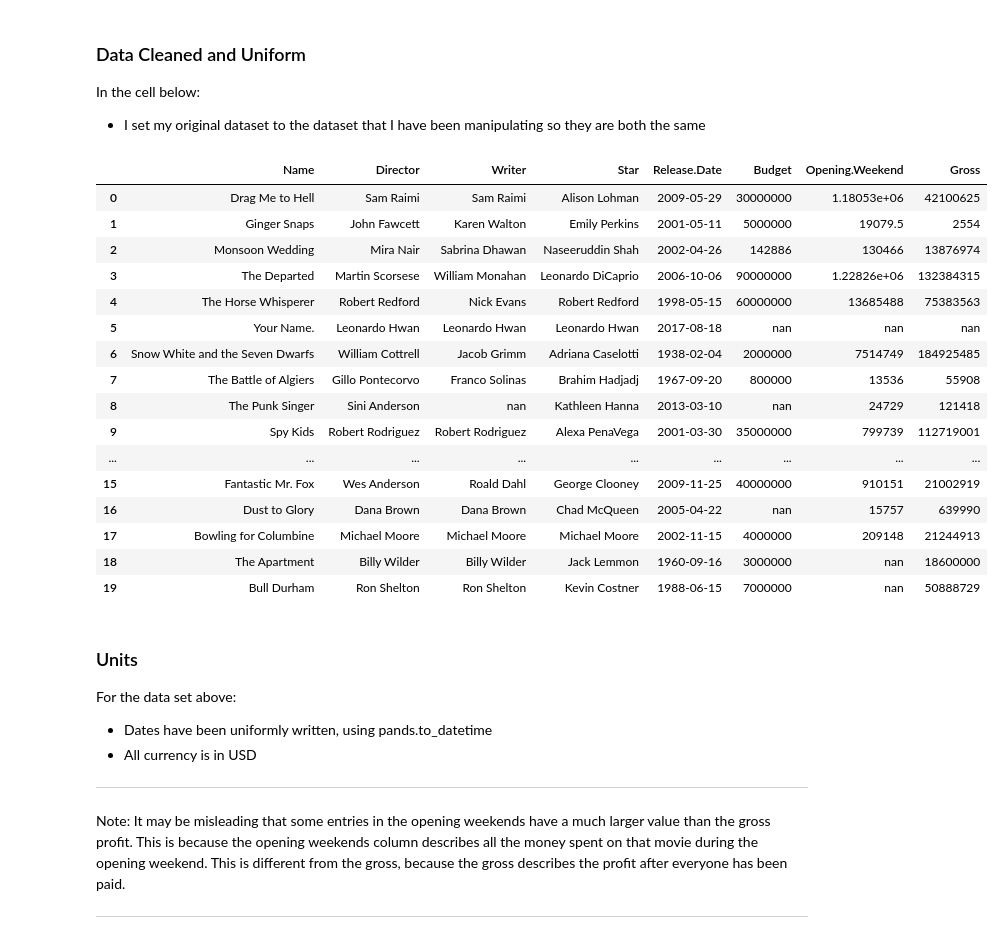
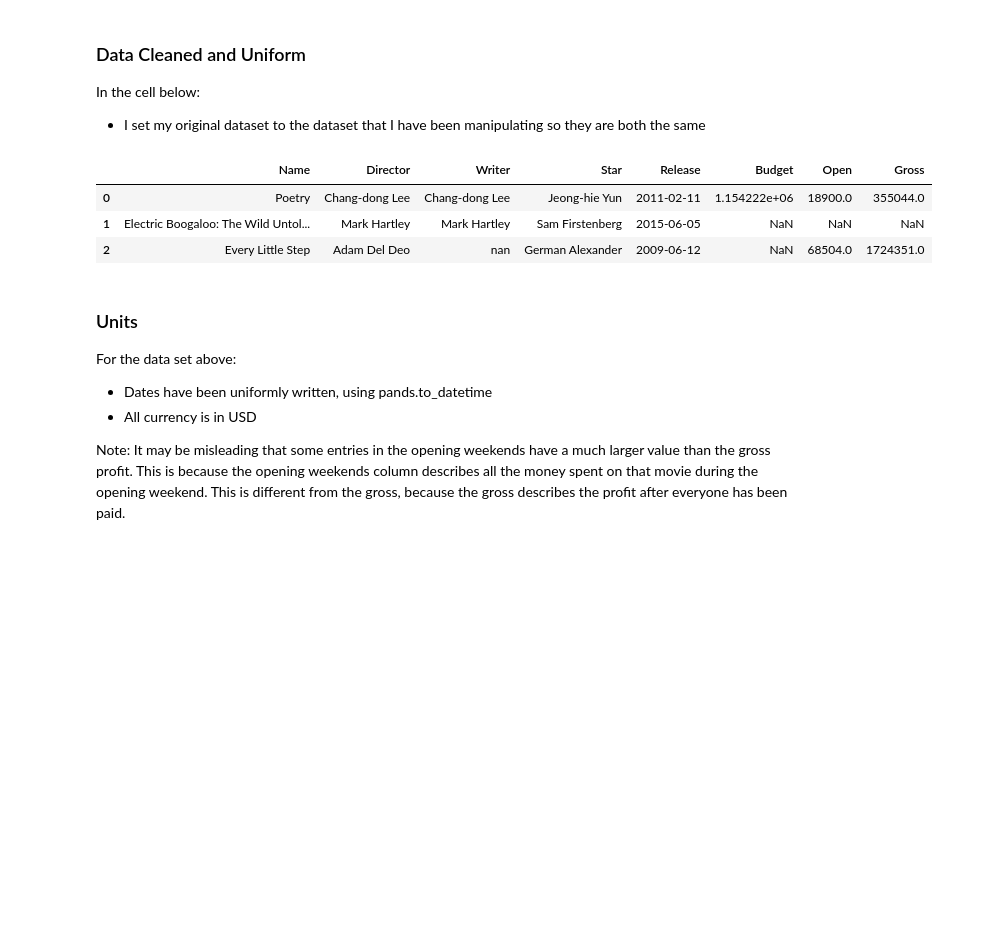
Before and after one commit to brookemosby/Movies, a Jupyter notebook: Jarvis_Project.ipynb, the cells around one changed output. Saved outputs shown, nothing was run; the diff lists cells and outputs as text; code cells hidden in the pictures; blank space fills up the shorter version.

```diff
--- a/Jarvis_Project.ipynb
+++ b/Jarvis_Project.ipynb
@@ -80,31 +69,25 @@ all_movies = list(set( all_movies ))
 #create an error, so this is a quick fix.
 oops=all_movies.index("The Good, the Bad, the Weird (Joheun-nom, Nabbeun-nom, Isanghan-nom)")
 all_movies[oops] = "The Good, the Bad, the Weird"
-
 n = len(all_movies)
 data = [[movie] for movie in all_movies]
 base_url = "http://www.imdb.com/"
 browser = webdriver.Chrome()
 browser.get(base_url)
-columns = ["Name","Director","Writer","Star","Release.Date","Budget","Opening.Weekend","Gross"]
-
 for i in range(len(data)):
     # Get the search bar, type in some text, and press Enter.
     search_bar = browser.find_element_by_id("navbar-query")
     search_bar.clear() # Clear any pre-set text.
     search_bar.send_keys(data[i][0])
     search_bar.send_keys(Keys.RETURN) # Press Enter.
-    time.sleep(np.random.rand())
     soup = BeautifulSoup(browser.page_source,"html.parser")
     table = soup.find( name = "table" )
     link = table.find_all(name="td")[1]#choose first search result
     url = base_url+link.find(name="a")["href"]
-    time.sleep(np.random.rand())
     browser.get(url)#get page for first movie result
     soup = BeautifulSoup(browser.page_source,"html.parser")
     tab = soup.find_all(name="h4")
     D, W, S, B, O, G, R = False, False, False, False, False, False, False
-
     for j in tab:
         if j.text == "Director:" or j.text == "Directors:":
             data[i].append((" ").join(j.next_sibling.next_sibling.text.split()))
@@ -141,12 +124,11 @@ for i in range(len(data)):
         data[i].insert(6, np.nan)
     if not G:
         data[i].insert(7, np.nan)
-
-
 browser.close()
 # %% [markdown]
 ### Uncleaned Dataset
 # %%
+columns = ["Name","Director","Writer","Star","Release","Budget","Open","Gross"]
 df = pd.DataFrame( data, index = np.arange(n), columns = columns )
-df.head()
+df.head(3)
 # %% [output]
@@ -188,7 +166,7 @@ df1 = df1.apply(remove_comma, axis = 1)
 df1[4] = df1[4].apply(lambda x: pd.to_datetime(str(x)))
 def _type(x):
     if x == "nan":
-        return x
+        return np.nan
     xs=x.split()
     if len(xs)>1:
         return xs[0]
@@ -196,7 +174,7 @@ def _type(x):
         return x[0]
 def _int(x):
     if x == "nan":
-        return x
+        return np.nan
     xs=x.split()
     if len(xs)>1:
         return int(xs[1])
@@ -234,25 +203,20 @@ In the cell below:
 - I use the previous data set to convert each currency that isn't in USD to USD.
 # %%
 def change_to_USD(x):
-
     date = x[4]
-
     if x[8] != "$" and x[8] != "nan":
         try:
             cur_rate = exchange_rates[x[8]][exchange_rates["Dates"] == date].values[0]
             x[5] = int(x[5]) / float(cur_rate)
         except:
-            x[5] = "nan"
-
+            x[5] = np.nan
     elif x[9] != "$" and x[9] != "nan":
         try:
             cur_rate = exchange_rates[x[9]][exchange_rates["Dates"] == date].values[0]
             x[6] = int(x[6]) / float(cur_rate)
         except:
-            x[5] = "nan"
-
+            x[5] = np.nan
     return x
-
 df1 = df1.apply(change_to_USD, axis = 1)
 # %% [markdown]
 ### Data Cleaned and Uniform
@@ -261,33 +225,18 @@ In the cell below:
 # %%
 del df1[8]
 del df1[9]
 df = df1
 df.columns = columns
-df.head(20)
+df.head(3)
 # %% [output]
-|  | Name | Director | Writer | Star | Release.Date | Budget | Opening.Weekend | Gross |
-| 0 | Drag Me to Hell | Sam Raimi | Sam Raimi | Alison Lohman | 2009-05-29 | 30000000 | 1.18053e+06 | 42100625 |
-| 1 | Ginger Snaps | John Fawcett | Karen Walton | Emily Perkins | 2001-05-11 | 5000000 | 19079.5 | 2554 |
-| 2 | Monsoon Wedding | Mira Nair | Sabrina Dhawan | Naseeruddin Shah | 2002-04-26 | 142886 | 130466 | 13876974 |
-| 3 | The Departed | Martin Scorsese | William Monahan | Leonardo DiCaprio | 2006-10-06 | 90000000 | 1.22826e+06 | 132384315 |
-| 4 | The Horse Whisperer | Robert Redford | Nick Evans | Robert Redford | 1998-05-15 | 60000000 | 13685488 | 75383563 |
-| 5 | Your Name. | Leonardo Hwan | Leonardo Hwan | Leonardo Hwan | 2017-08-18 | nan | nan | nan |
-| 6 | Snow White and the Seven Dwarfs | William Cottrell | Jacob Grimm | Adriana Caselotti | 1938-02-04 | 2000000 | 7514749 | 184925485 |
-| 7 | The Battle of Algiers | Gillo Pontecorvo | Franco Solinas | Brahim Hadjadj | 1967-09-20 | 800000 | 13536 | 55908 |
-| 8 | The Punk Singer | Sini Anderson | nan | Kathleen Hanna | 2013-03-10 | nan | 24729 | 121418 |
-| 9 | Spy Kids | Robert Rodriguez | Robert Rodriguez | Alexa PenaVega | 2001-03-30 | 35000000 | 799739 | 112719001 |
-| ... | ... | ... | ... | ... | ... | ... | ... | ... |
-| 15 | Fantastic Mr. Fox | Wes Anderson | Roald Dahl | George Clooney | 2009-11-25 | 40000000 | 910151 | 21002919 |
-| 16 | Dust to Glory | Dana Brown | Dana Brown | Chad McQueen | 2005-04-22 | nan | 15757 | 639990 |
-| 17 | Bowling for Columbine | Michael Moore | Michael Moore | Michael Moore | 2002-11-15 | 4000000 | 209148 | 21244913 |
-| 18 | The Apartment | Billy Wilder | Billy Wilder | Jack Lemmon | 1960-09-16 | 3000000 | nan | 18600000 |
-| 19 | Bull Durham | Ron Shelton | Ron Shelton | Kevin Costner | 1988-06-15 | 7000000 | nan | 50888729 |
+|  | Name | Director | Writer | Star | Release | Budget | Open | Gross |
+| 0 | Poetry | Chang-dong Lee | Chang-dong Lee | Jeong-hie Yun | 2011-02-11 | 1.154222e+06 | 18900.0 | 355044.0 |
+| 1 | Electric Boogaloo: The Wild Untol... | Mark Hartley | Mark Hartley | Sam Firstenberg | 2015-06-05 | NaN | NaN | NaN |
+| 2 | Every Little Step | Adam Del Deo | nan | German Alexander | 2009-06-12 | NaN | 68504.0 | 1724351.0 |
 # %% [markdown]
 ### Units
 For the data set above:
 - Dates have been uniformly written, using pands.to_datetime
 - All currency is in USD
 
-***
 Note: It may be misleading that some entries in the opening weekends have a much larger value than the gross profit. This is because the opening weekends column describes all the money spent on that movie during the opening weekend. This is different from the gross, because the gross describes the profit after everyone has been paid.
-***
```
Also changed, not shown: parts of 26 cells of this notebook, 3 other files.
